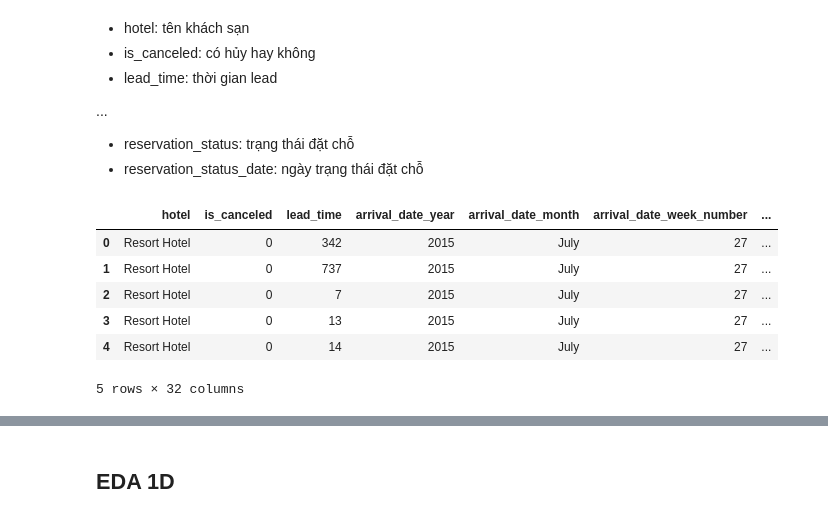
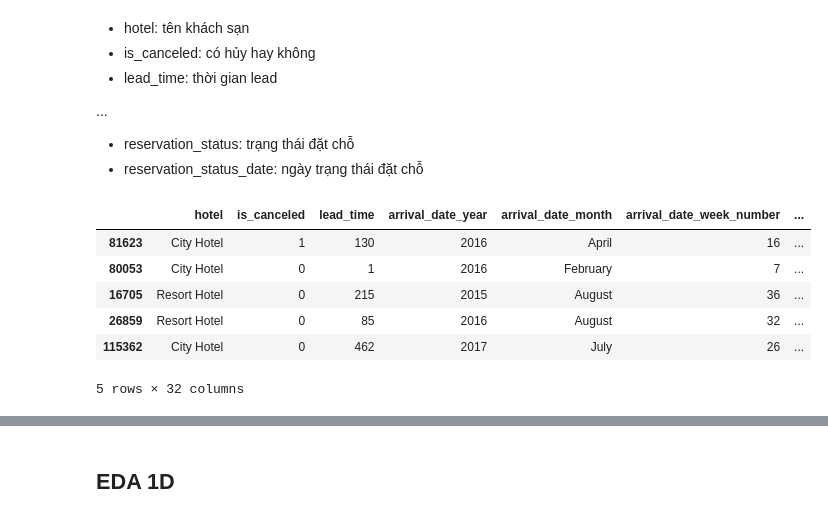
Before and after one commit to duongtruongbinh/Data-Visualization-Labs, a Jupyter notebook: Project/MyHotel.ipynb, the cells around one changed output, grey strips where cells are left out. Saved outputs shown, nothing was run; the diff lists cells and outputs as text; code cells hidden in the pictures.

Commit message:
Data Understanding part

```diff
--- a/Project/MyHotel.ipynb
+++ b/Project/MyHotel.ipynb
@@ -13,3 +9,3 @@ hotel_bookings.csv
 # %%
-pdf = pd.read_csv("data/hotel_bookings.csv")
+df = pd.read_csv("data/hotel_bookings.csv")
 # %%
@@ -26,12 +26,12 @@ len(pdf)
 * reservation_status: trạng thái đặt chỗ
 * reservation_status_date: ngày trạng thái đặt chỗ
 # %%
-pdf.head()
+df.sample(5)
 # %% [output]
 |  | hotel | is_canceled | lead_time | arrival_date_year | arrival_date_month | arrival_date_week_number | ... |
-| 0 | Resort Hotel | 0 | 342 | 2015 | July | 27 | ... |
-| 1 | Resort Hotel | 0 | 737 | 2015 | July | 27 | ... |
-| 2 | Resort Hotel | 0 | 7 | 2015 | July | 27 | ... |
-| 3 | Resort Hotel | 0 | 13 | 2015 | July | 27 | ... |
-| 4 | Resort Hotel | 0 | 14 | 2015 | July | 27 | ... |
+| 81623 | City Hotel | 1 | 130 | 2016 | April | 16 | ... |
+| 80053 | City Hotel | 0 | 1 | 2016 | February | 7 | ... |
+| 16705 | Resort Hotel | 0 | 215 | 2015 | August | 36 | ... |
+| 26859 | Resort Hotel | 0 | 85 | 2016 | August | 32 | ... |
+| 115362 | City Hotel | 0 | 462 | 2017 | July | 26 | ... |
 5 rows × 32 columns
```
Also changed, not shown: parts of 9 cells of this notebook, 1 other file.
